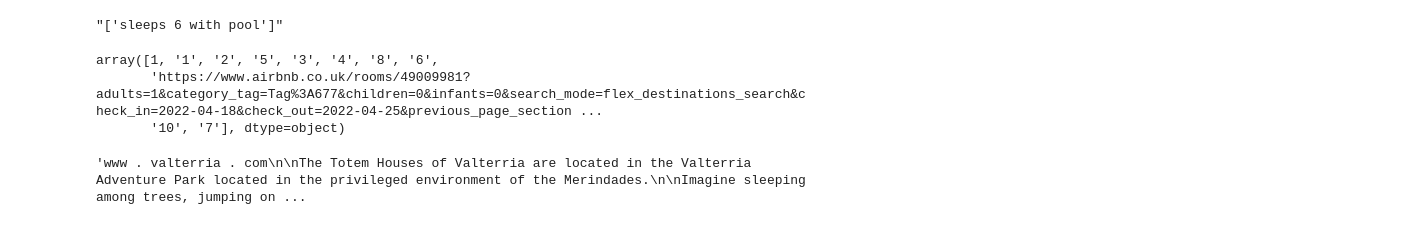
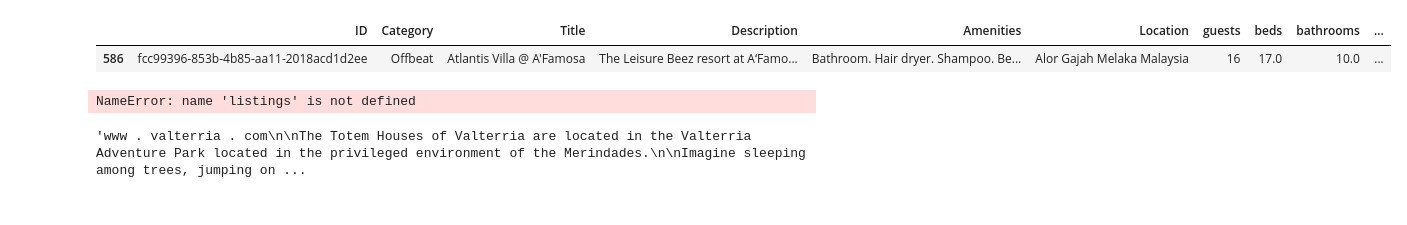
Before and after one commit to raweru/modelling-airbnbs-property-listing-dataset-, a Jupyter notebook: cleaner.ipynb, the cells around one changed output. Cells and saved outputs as stored; diff of their text form; code cells hidden in the pictures.

```diff
--- a/cleaner.ipynb
+++ b/cleaner.ipynb
@@ -42,11 +41,0 @@ listings.sample(3)
-# %%
-pd.set_option('display.max_colwidth', None)
-# Filter rows with double newline characters in the Description column
-filtered_df = listings.loc[listings['Description'].str.contains("\n\n"), 'Description']
-
-# Create a new DataFrame with a single column "Description"
-description_df = pd.DataFrame({'Description': filtered_df})
-
-# Reset the index of the new DataFrame
-description_df = description_df.reset_index(drop=True)
-description_df
@@ -68,10 +43,11 @@ description_df
 listings = listings.dropna(subset=['Description'])
 listings = listings.drop('Unnamed: 19', axis=1)
 listings = listings.dropna(subset=['Value_rating'])
-# %%
-sleeps6_pool = listings.loc[listings['ID'].str.contains('4c917b3c-d693-4ee4-a321-f5babc728dc9'), 'Description'].values[0]
-# %% [output]
-"['sleeps 6 with pool']"
+# %%
+ss[ss['bathrooms'] == 10.]
+# %% [output]
+|  | ID | Category | Title | Description | Amenities | Location | guests | beds | bathrooms | ... |
+| 586 | fcc99396-853b-4b85-aa11-2018acd1d2ee | Offbeat | Atlantis Villa @ A'Famosa | The Leisure Beez resort at A‘Famo... | Bathroom. Hair dryer. Shampoo. Be... | Alor Gajah Melaka Malaysia | 16 | 17.0 | 10.0 | ... |
 # %%
 listings = listings.dropna(subset=['Description'])
 listings.loc[listings['ID'].str.contains('4c917b3c-d693-4ee4-a321-f5babc728dc9'), 'Description'] = "['Sleeps 6 with pool.']"
@@ -91,11 +67,9 @@ features = ["guests", "beds", "bathrooms", "bedrooms"]
 for feature in features:
     listings[feature] = listings[feature].fillna(default_value)
 # %%
-listings['bedrooms'].unique()
+listings['beds'].unique()
 # %% [output]
-array([1, '1', '2', '5', '3', '4', '8', '6',
-       'https://www.airbnb.co.uk/rooms/49009981?adults=1&category_tag=Tag%3A677&children=0&infants=0&search_mode=flex_destinations_search&check_in=2022-04-18&check_out=2022-04-25&previous_page_section ...
-       '10', '7'], dtype=object)
+NameError: name 'listings' is not defined
 # %%
 listings['Description'][111]
 # %% [output]
```
Also changed, not shown: parts of 8 cells of this notebook, 2 other files.
